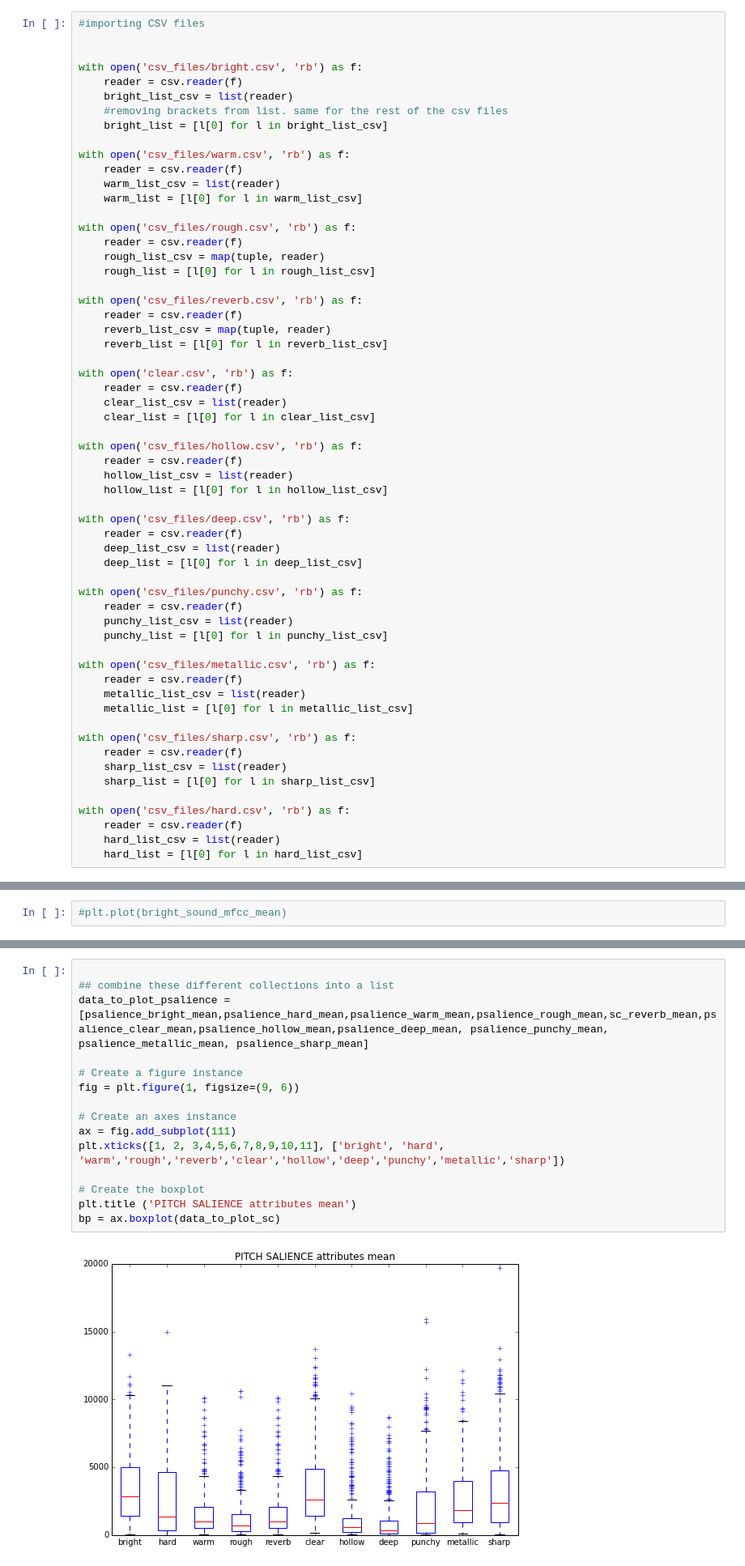
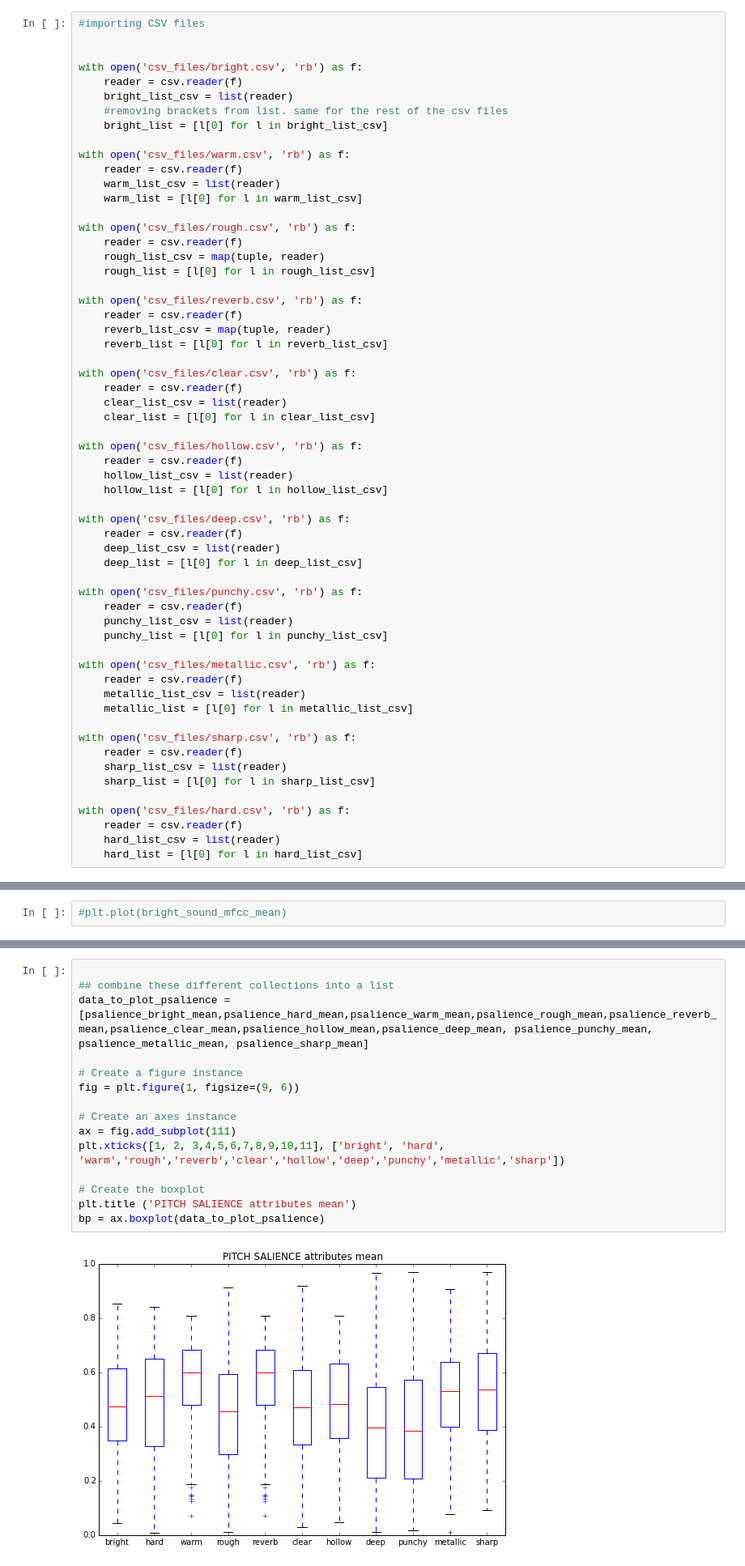
Before and after one commit to pedrogogo/SMC_Th, a Jupyter notebook: json_read_computing_essentia_descriptors.ipynb, the cells around one changed output, grey strips where cells are left out. Shown at 81% size. Drawn from its saved outputs; the diff is of its cells as text.

Commit message:
corrected pitch salience graph, started ML-SVM

```diff
--- a/json_read_computing_essentia_descriptors.ipynb
+++ b/json_read_computing_essentia_descriptors.ipynb
@@ -40,7 +47,7 @@ with open('csv_files/reverb.csv', 'rb') as f:
     reverb_list_csv = map(tuple, reader)
     reverb_list = [l[0] for l in reverb_list_csv]
 
-with open('clear.csv', 'rb') as f:
+with open('csv_files/clear.csv', 'rb') as f:
     reader = csv.reader(f)
     clear_list_csv = list(reader)
     clear_list = [l[0] for l in clear_list_csv]
@@ -536,20 +545,20 @@ lat_sharp_mean = np.array(lat_sharp_mean)
 # %%
 
 ## combine these different collections into a list
-data_to_plot_psalience = [psalience_bright_mean,psalience_hard_mean,psalience_warm_mean,psalience_rough_mean,sc_reverb_mean,psalience_clear_mean,psalience_hollow_mean,psalience_deep_mean, psalience_punchy_mean, psalience_metallic_mean, psalience_sharp_mean]
+data_to_plot_psalience = [psalience_bright_mean,psalience_hard_mean,psalience_warm_mean,psalience_rough_mean,psalience_reverb_mean,psalience_clear_mean,psalience_hollow_mean,psalience_deep_mean, psalience_punchy_mean, psalience_metallic_mean, psalience_sharp_mean]
 
 # Create a figure instance
 fig = plt.figure(1, figsize=(9, 6))
 
 # Create an axes instance
 ax = fig.add_subplot(111)
 plt.xticks([1, 2, 3,4,5,6,7,8,9,10,11], ['bright', 'hard', 'warm','rough','reverb','clear','hollow','deep','punchy','metallic','sharp'])
 
 # Create the boxplot
 plt.title ('PITCH SALIENCE attributes mean')
-bp = ax.boxplot(data_to_plot_sc)
+bp = ax.boxplot(data_to_plot_psalience)
 # %% [output]
-[figure, old version]
+[figure, new version]
 # %% [markdown]
 # SPECTRAL CENTROIDS boxplots
 # %%
```
Also changed, not shown: parts of 13 cells of this notebook.
